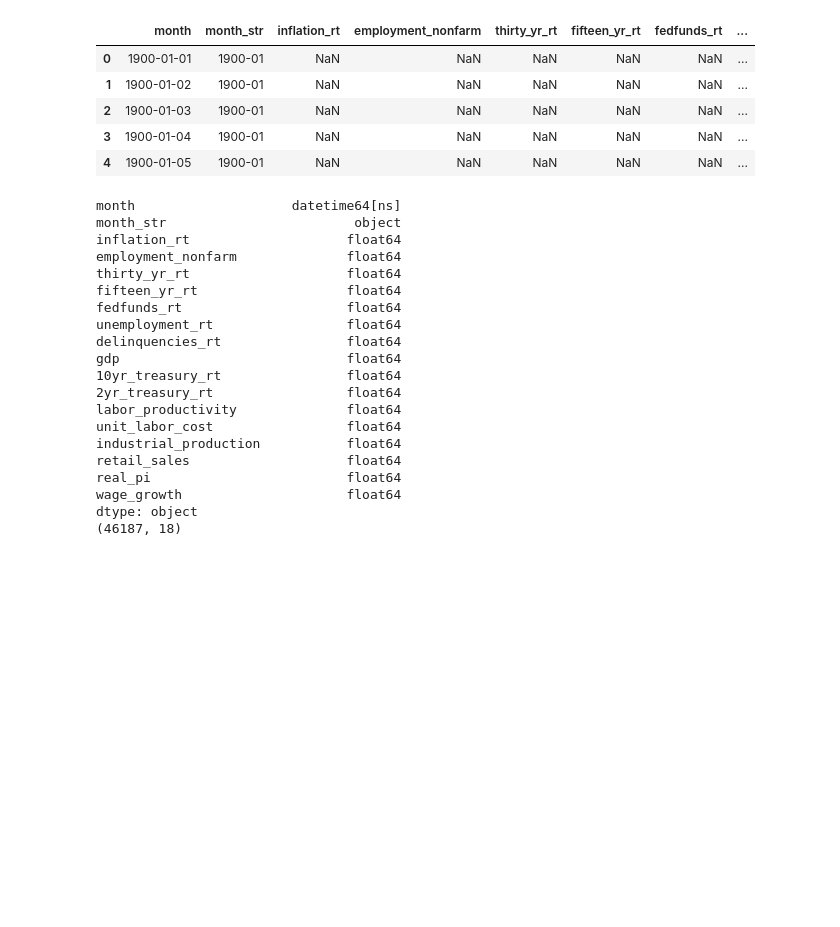
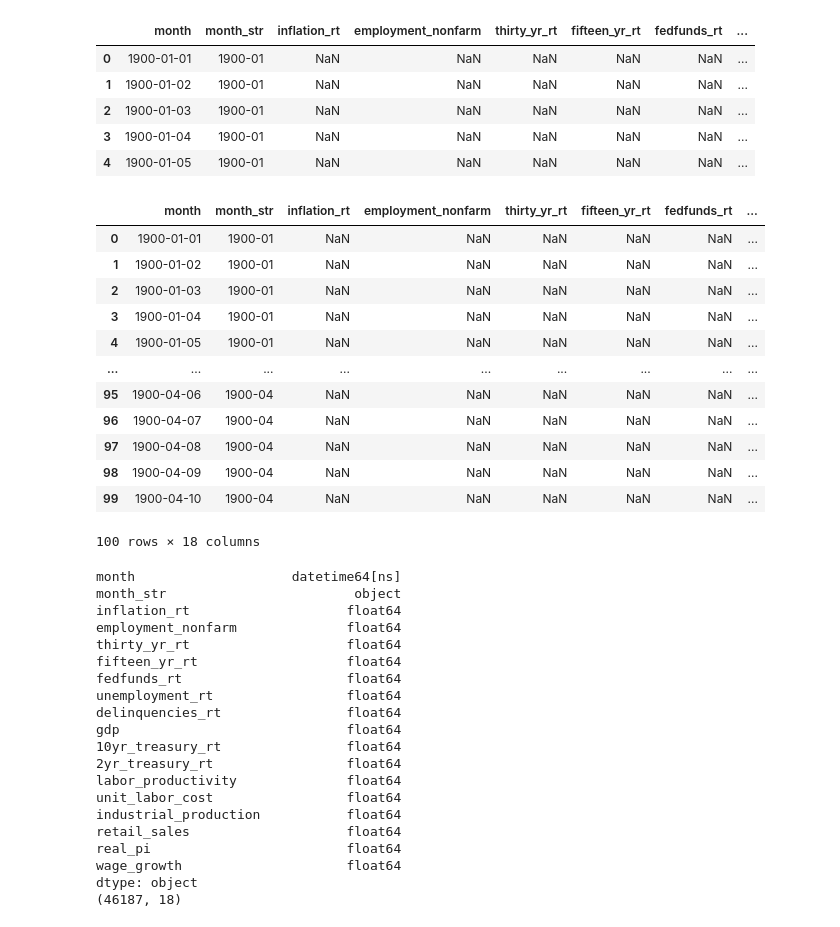
Before and after one commit to pval108/economic-review, a Jupyter notebook: economics.ipynb, the cells around one changed output. Saved outputs shown, nothing was run; the diff lists cells and outputs as text; code cells hidden in the pictures; blank space fills up the shorter version.

```diff
--- a/economics.ipynb
+++ b/economics.ipynb
@@ -20,7 +20,8 @@ from sklearn.metrics import accuracy_score,confusion_matrix,classification_repor
 #from fredapi import Fred
 from pandas_datareader import data as pdr
 
-pd.set_option('display.max_rows', None)
-pd.set_option('display.float_format', lambda x: '%.3f' % x)
+#pd.set_option('display.max_rows', None)
+#pd.set_option('display.float_format', lambda x: '%.3f' % x)
+#pd.reset_option("all")
 # %% [markdown]
 # Collection
@@ -145,6 +179,22 @@ df.sort_values(by='month',ascending=True).head()
 | 2 | 1900-01-03 | 1900-01 | NaN | NaN | NaN | NaN | NaN | ... |
 | 3 | 1900-01-04 | 1900-01 | NaN | NaN | NaN | NaN | NaN | ... |
 | 4 | 1900-01-05 | 1900-01 | NaN | NaN | NaN | NaN | NaN | ... |
+# %%
+df.head(100)
+# %% [output]
+|  | month | month_str | inflation_rt | employment_nonfarm | thirty_yr_rt | fifteen_yr_rt | fedfunds_rt | ... |
+| 0 | 1900-01-01 | 1900-01 | NaN | NaN | NaN | NaN | NaN | ... |
+| 1 | 1900-01-02 | 1900-01 | NaN | NaN | NaN | NaN | NaN | ... |
+| 2 | 1900-01-03 | 1900-01 | NaN | NaN | NaN | NaN | NaN | ... |
+| 3 | 1900-01-04 | 1900-01 | NaN | NaN | NaN | NaN | NaN | ... |
+| 4 | 1900-01-05 | 1900-01 | NaN | NaN | NaN | NaN | NaN | ... |
+| ... | ... | ... | ... | ... | ... | ... | ... | ... |
+| 95 | 1900-04-06 | 1900-04 | NaN | NaN | NaN | NaN | NaN | ... |
+| 96 | 1900-04-07 | 1900-04 | NaN | NaN | NaN | NaN | NaN | ... |
+| 97 | 1900-04-08 | 1900-04 | NaN | NaN | NaN | NaN | NaN | ... |
+| 98 | 1900-04-09 | 1900-04 | NaN | NaN | NaN | NaN | NaN | ... |
+| 99 | 1900-04-10 | 1900-04 | NaN | NaN | NaN | NaN | NaN | ... |
+100 rows × 18 columns
 # %%
 print(df.dtypes)
 print(df.shape)
```
Also changed, not shown: parts of 5 cells of this notebook.
